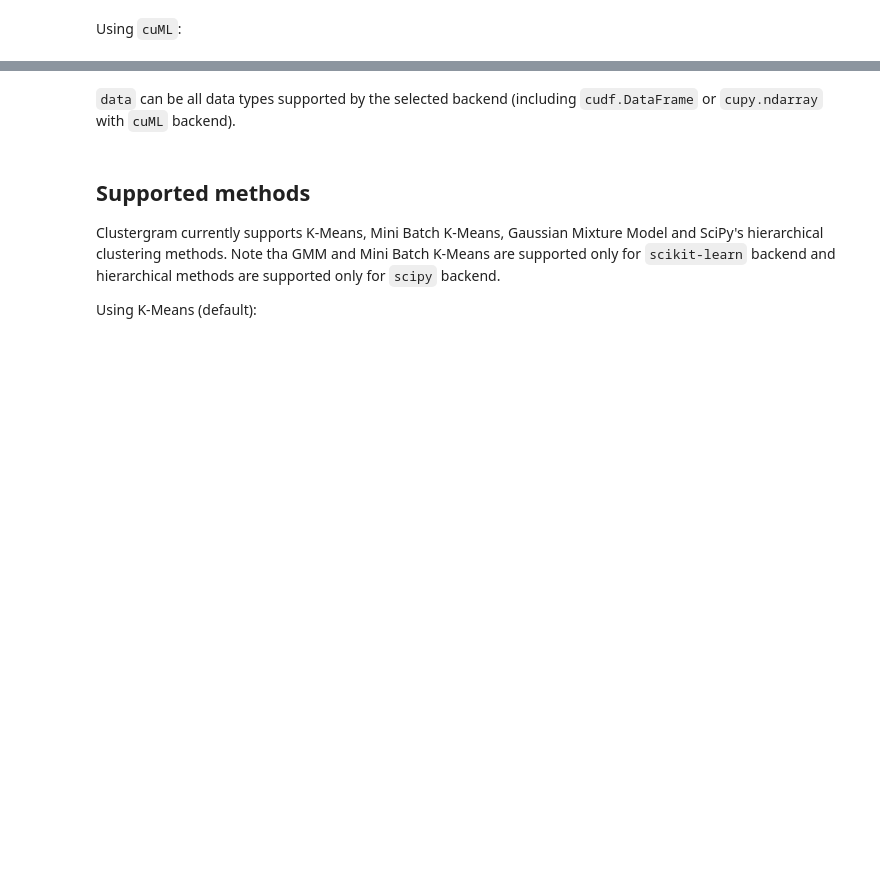
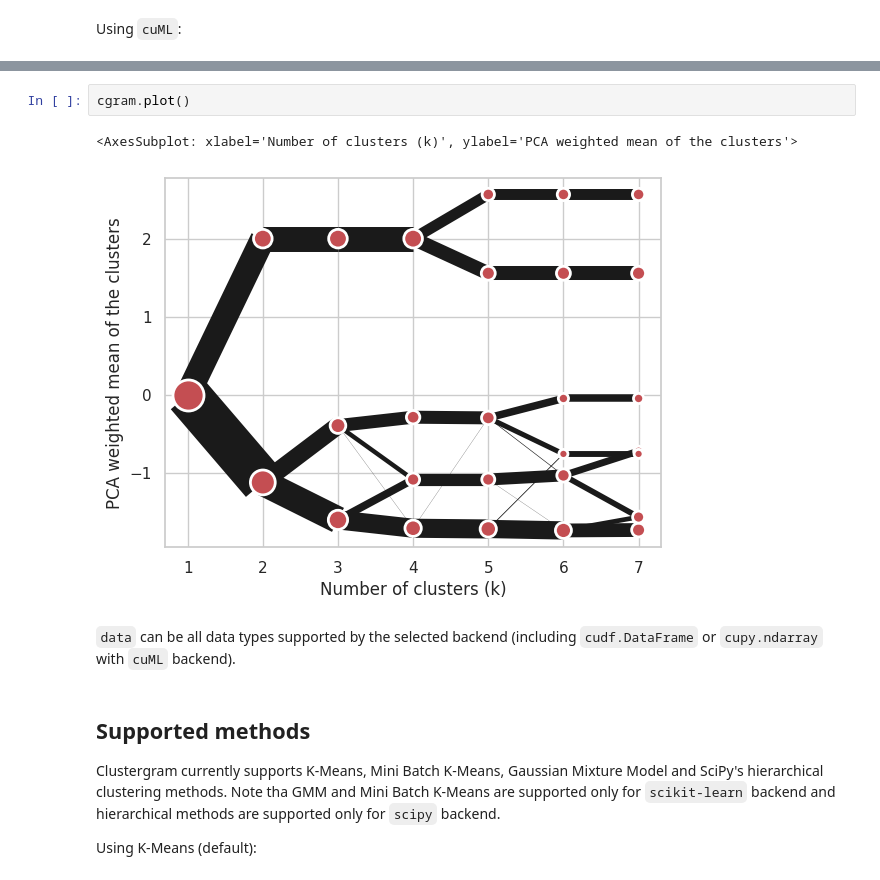
Before and after one commit to martinfleis/clustergram, a Jupyter notebook: doc/notebooks/methods.ipynb, the cells around one changed output, grey strips where cells are left out. Cells and saved outputs as stored; diff of their text form; blank space fills up the shorter version.

```diff
--- a/doc/notebooks/methods.ipynb
+++ b/doc/notebooks/methods.ipynb
@@ -40,3 +48,8 @@ cgram.fit(data)
+# %%
+cgram.plot()
+# %% [output]
+<AxesSubplot: xlabel='Number of clusters (k)', ylabel='PCA weighted mean of the clusters'>
+[figure, added]
 # %% [markdown]
 `data` can be all data types supported by the selected backend (including `cudf.DataFrame` or `cupy.ndarray` with `cuML` backend).
 # %% [markdown]
```
Also changed, not shown: parts of 9 cells of this notebook, 3 other files.
